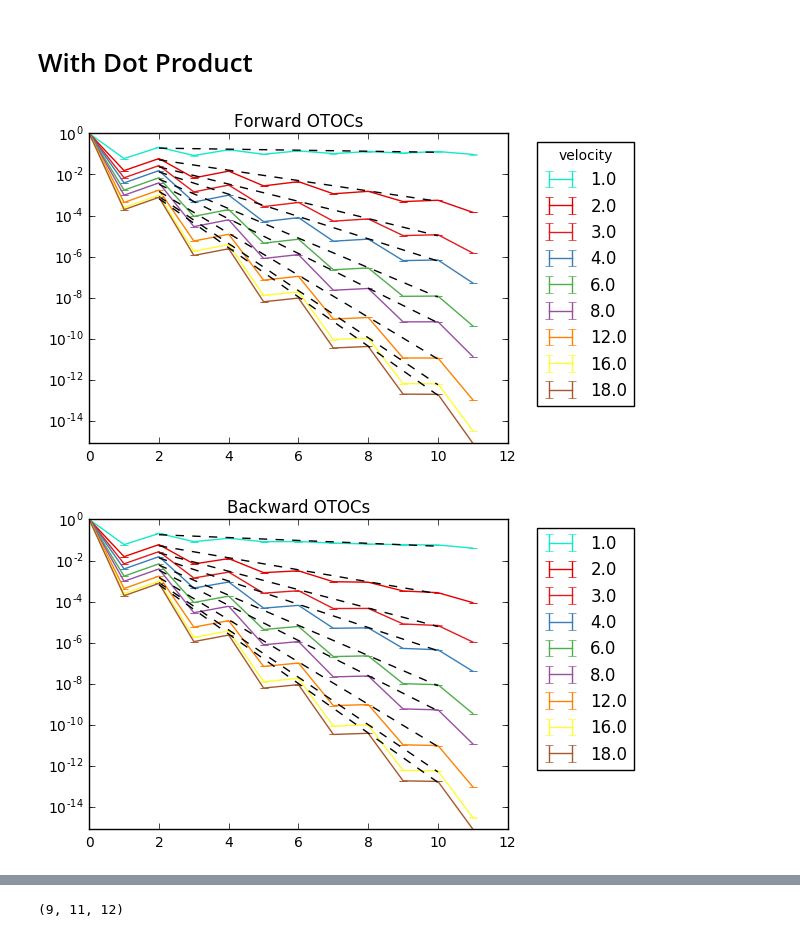
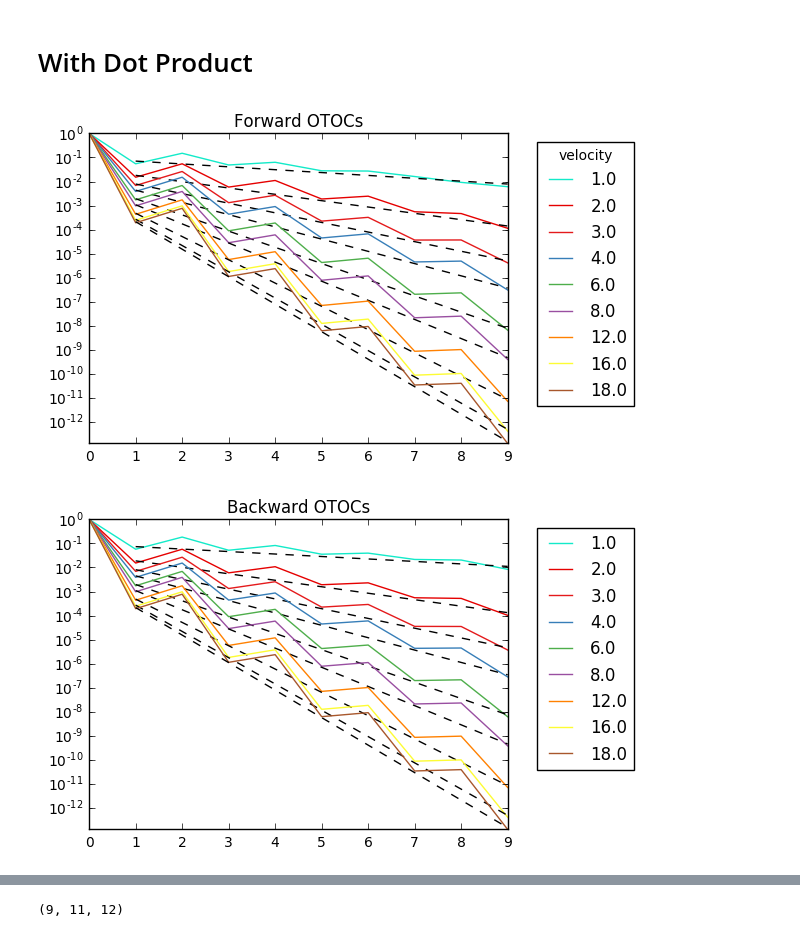
Before and after one commit to cnstahl/Asymmetric, a Jupyter notebook: python/Hamiltonian/OTOCs.ipynb, the cells around one changed output, grey strips where cells are left out. Drawn from its saved outputs; the diff is of its cells as text; code cells hidden in the pictures.

```diff
--- a/python/Hamiltonian/OTOCs.ipynb
+++ b/python/Hamiltonian/OTOCs.ipynb
@@ -13,10 +13,10 @@ sns.set_palette(sns.xkcd_palette(colors)+sns.color_palette("Set1", 9))
 # With Dot Product
 # %%
 # Setup #
-L = 12
+L = 10
 dense = True
 pert = False
-h = .1
+h = .5
 if (dense):
     fix = 'dense'
     prefix = 'data/otoc_dense'
@@ -59,11 +59,12 @@ for idx, otocfore in enumerate(otocsfore):
 #     print(vs[idx])
 #     print(qm.chop(np.log10(mean)))
     ax.set_yscale("log", nonposy='clip')
-#     ax.plot(sites[::], mean, label = str(vs[idx]))
-    ax.errorbar(sites[::], mean, yerr=std, label = str(vs[idx]))
-    x = sites[2:-1:2]
-    y = mean[2:-1:2]
+    ax.plot(sites[::], mean, label = str(vs[idx]))
+#     ax.errorbar(sites[::], mean, yerr=std, label = str(vs[idx]))
+    x = sites[1::2]
+    y = mean[1::2]
     logy = np.log(y)
+#     coeffs = np.polyfit(x,logy,deg=1)
     coeffs, errors = np.polyfit(x,logy,deg=1, cov=True)
 #     print(vs[idx], coeffs)
     poly = np.poly1d(coeffs)
@@ -77,38 +78,39 @@ ax.legend(bbox_to_anchor=(1.05, 1), loc=2, title="velocity")
 plt.ylim(0,1)
 plt.title("Forward OTOCs")
 # plt.savefig('figures/otocs_' + fix + 'foreL' + str(L) + '.pdf')
 plt.show()
 
 # Backward
 ax = plt.subplot(111)
 gammas_back = []
 errors_back = []
 for idx, otocback in enumerate(otocsback):
     mean, std = qm.mean_and_std(otocback)
 #     print(vs[idx])
 #     print(qm.chop(np.log10(mean)))
     ax.set_yscale("log", nonposy='clip')
-#     ax.plot(sites[::], mean, label = str(vs[idx]))
-    ax.errorbar(sites[::], mean, yerr=std, label = str(vs[idx]))
-    x = sites[2:-1:2]
-    y = mean[2:-1:2]
+    ax.plot(sites[::], mean, label = str(vs[idx]))
+#     ax.errorbar(sites[::], mean, yerr=std, label = str(vs[idx]))
+    x = sites[1::2]
+    y = mean[1::2]
     logy = np.log(y)
+#     coeffs = np.polyfit(x,logy,deg=1)
     coeffs, errors = np.polyfit(x,logy,deg=1, cov=True)
 #     print(vs[idx], coeffs)
     poly = np.poly1d(coeffs)
     yfit = lambda x: np.exp(poly(x))
     ax.plot(x,yfit(x), 'k--')
     gammas_back.append(coeffs[0] * vs[idx])
     errors_back.append(np.sqrt(errors[0,0]) * vs[idx])
 box = ax.get_position()
 ax.set_position([box.x0, box.y0, box.width * 0.9, box.height])
 ax.legend(bbox_to_anchor=(1.05, 1), loc=2)
 plt.ylim(0,1)
 plt.title("Backward OTOCs")
 # plt.savefig('figures/otocs_' + fix + 'backL' + str(L) + '.pdf')
 plt.show()
 # %% [output]
-[figure, old version]
+[figure, new version]
-[figure, old version]
+[figure, new version]
 # %%
 ax = plt.subplot(111)
```
Also changed, not shown: parts of 1 cell of this notebook, 3 other files.
